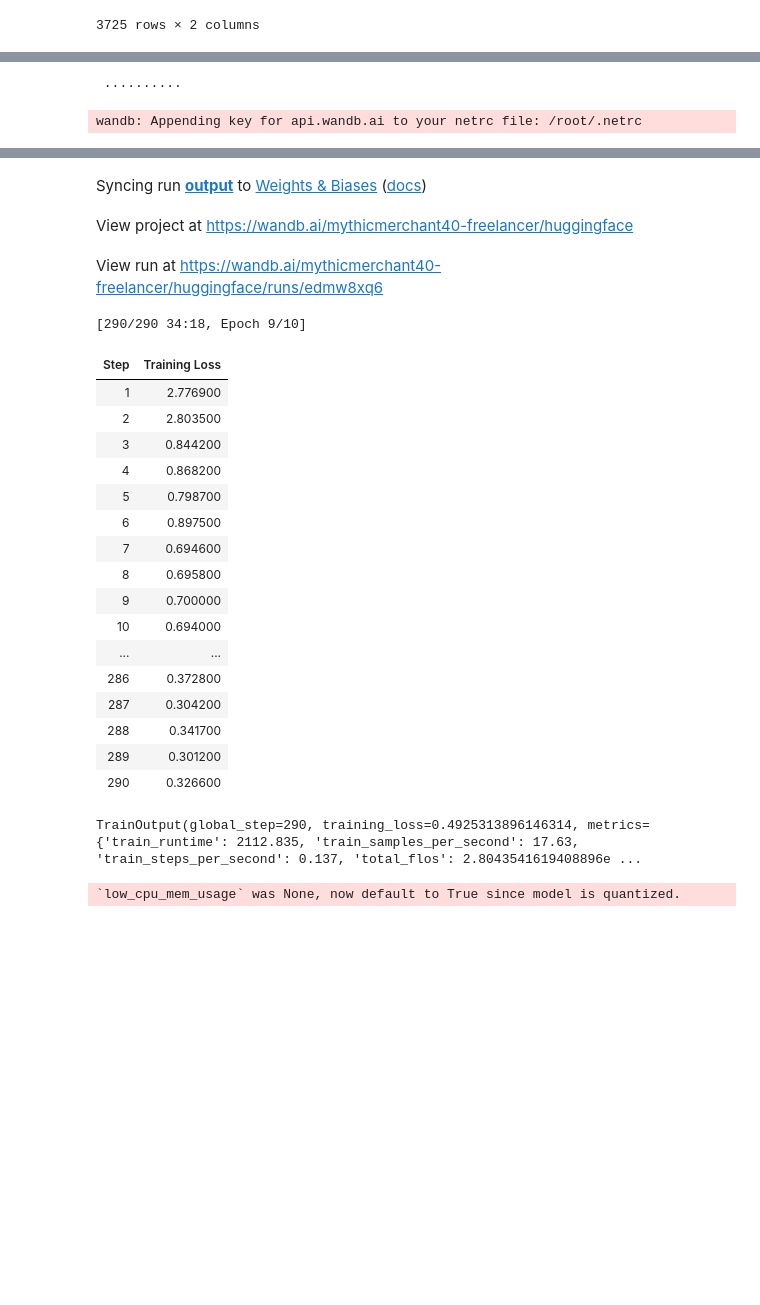
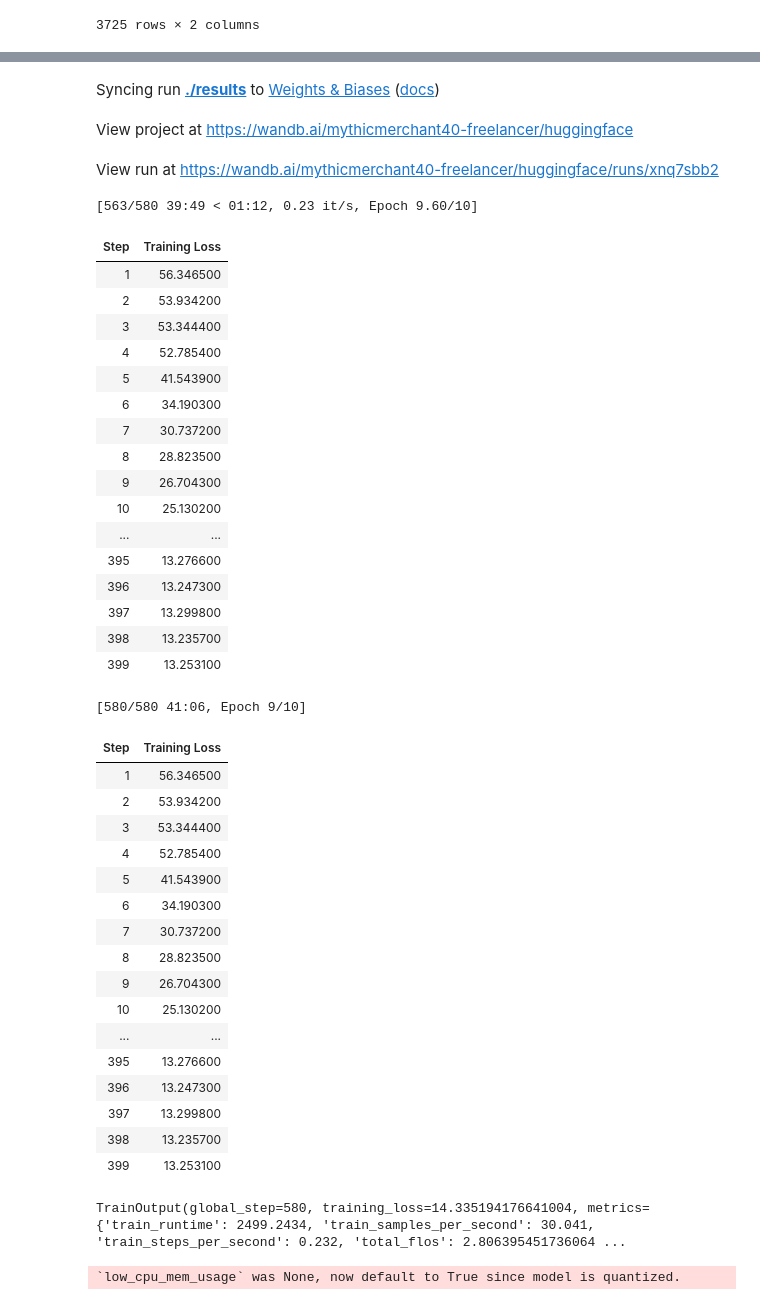
Before and after one commit to Muhammad-junaid-mujtaba/finetune, a Jupyter notebook: Untitled19.ipynb, the cells around one changed output, grey strips where cells are left out. Drawn from its saved outputs; the diff is of its cells as text; code cells hidden in the pictures; blank space fills up the shorter version.

```diff
--- a/Untitled19.ipynb
+++ b/Untitled19.ipynb
@@ -91,4 +80,5 @@ model, tokenizer = FastLanguageModel.from_pretrained(
 
 )
 tokenizer.pad_token = tokenizer.eos_token
+model.config.pad_token_id = tokenizer.eos_token_id
 # %% [output]
@@ -162,3 +154,6 @@ df
 | 3723 | you're wearing out your right han... | but i do all my writing with my r... |
 | 3724 | but i do all my writing with my r... | start typing instead. that way yo... |
 3725 rows × 2 columns
+# %%
+tokenizer.add_tokens(["!"])  # Ensure it handles exclamation marks correctly
+model.resize_token_embeddings(len(tokenizer))
@@ -239,16 +243,26 @@ def formatting_prompt(examples):
 # %%
 from trl import SFTTrainer, AutoModelForCausalLMWithValueHead
 from unsloth import is_bfloat16_supported
+df['text'] = df.apply(lambda row: data_prompt.format(row['user_id'], row['bot_response']) + EOS_TOKEN, axis=1)
+dataset = Dataset.from_pandas(df)
+
+# Now, the 'text' column is available in your dataset.
+tokenized_datasets = dataset.map(
+    lambda examples: tokenizer(examples['text'], truncation=True, padding="max_length", max_length=128),
+    batched=True
+)
 trainer=SFTTrainer(
     model=model,
     tokenizer=tokenizer,
     train_dataset=tokenized_datasets,
     dataset_text_field="text",
-    max_seq_length=128,
+    max_seq_length=64,
     dataset_num_proc=2,
     packing=True,
     args=TrainingArguments(
         learning_rate=3e-4,
+        output_dir="./results",
+        label_smoothing_factor=0.1,
         lr_scheduler_type="linear",
         per_device_train_batch_size=16,
         gradient_accumulation_steps=8,
@@ -259,7 +273,6 @@ trainer=SFTTrainer(
         optim="adamw_8bit",
         weight_decay=0.01,
         warmup_steps=10,
-        output_dir="output",
         seed=0,
     ),
 )
@@ -280,2 +292,0 @@ wandb: Paste an API key from your profile and hit enter, or press ctrl+c to quit
- ··········
-wandb: Appending key for api.wandb.ai to your netrc file: /root/.netrc
@@ -284,25 +295,43 @@ Run data is saved locally in /content/wandb/run-20241201_070400-edmw8xq6
-Syncing run output to Weights & Biases (docs)
+Syncing run ./results to Weights & Biases (docs)
 View project at https://wandb.ai/mythicmerchant40-freelancer/huggingface
-View run at https://wandb.ai/mythicmerchant40-freelancer/huggingface/runs/edmw8xq6
+View run at https://wandb.ai/mythicmerchant40-freelancer/huggingface/runs/xnq7sbb2
+[563/580 39:49 < 01:12, 0.23 it/s, Epoch 9.60/10]
+| Step | Training Loss |
+| 1 | 56.346500 |
+| 2 | 53.934200 |
+| 3 | 53.344400 |
+| 4 | 52.785400 |
+| 5 | 41.543900 |
+| 6 | 34.190300 |
+| 7 | 30.737200 |
+| 8 | 28.823500 |
+| 9 | 26.704300 |
+| 10 | 25.130200 |
+| ... | ... |
+| 395 | 13.276600 |
+| 396 | 13.247300 |
+| 397 | 13.299800 |
+| 398 | 13.235700 |
+| 399 | 13.253100 |
+[580/580 41:06, Epoch 9/10]
+| Step | Training Loss |
+| 1 | 56.346500 |
+| 2 | 53.934200 |
+| 3 | 53.344400 |
+| 4 | 52.785400 |
+| 5 | 41.543900 |
+| 6 | 34.190300 |
+| 7 | 30.737200 |
+| 8 | 28.823500 |
+| 9 | 26.704300 |
+| 10 | 25.130200 |
+| ... | ... |
+| 395 | 13.276600 |
+| 396 | 13.247300 |
+| 397 | 13.299800 |
+| 398 | 13.235700 |
+| 399 | 13.253100 |
-[290/290 34:18, Epoch 9/10]
+TrainOutput(global_step=580, training_loss=14.335194176641004, metrics={'train_runtime': 2499.2434, 'train_samples_per_second': 30.041, 'train_steps_per_second': 0.232, 'total_flos': 2.806395451736064 ...
-| Step | Training Loss |
-| 1 | 2.776900 |
-| 2 | 2.803500 |
-| 3 | 0.844200 |
-| 4 | 0.868200 |
-| 5 | 0.798700 |
-| 6 | 0.897500 |
-| 7 | 0.694600 |
-| 8 | 0.695800 |
-| 9 | 0.700000 |
-| 10 | 0.694000 |
-| ... | ... |
-| 286 | 0.372800 |
-| 287 | 0.304200 |
-| 288 | 0.341700 |
-| 289 | 0.301200 |
-| 290 | 0.326600 |
-TrainOutput(global_step=290, training_loss=0.4925313896146314, metrics={'train_runtime': 2112.835, 'train_samples_per_second': 17.63, 'train_steps_per_second': 0.137, 'total_flos': 2.8043541619408896e ...
 # %%
 trainer.save_model("fine_tuned_llama_model")
 # %%
```
Also changed, not shown: parts of 12 cells of this notebook.
